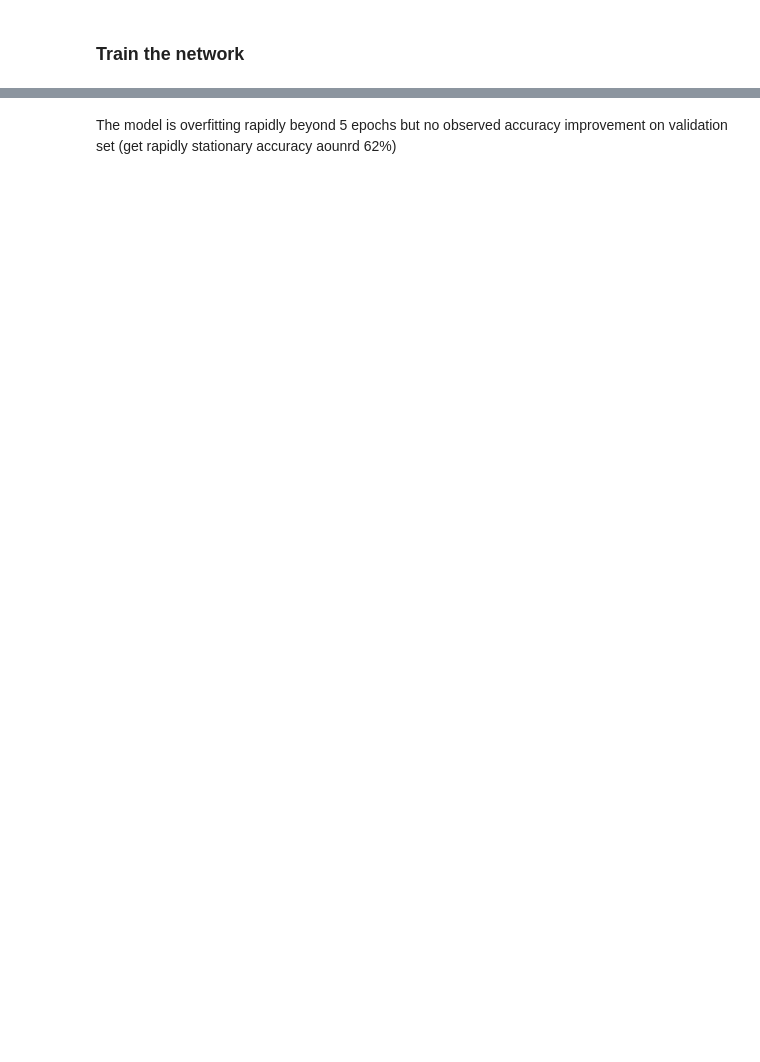
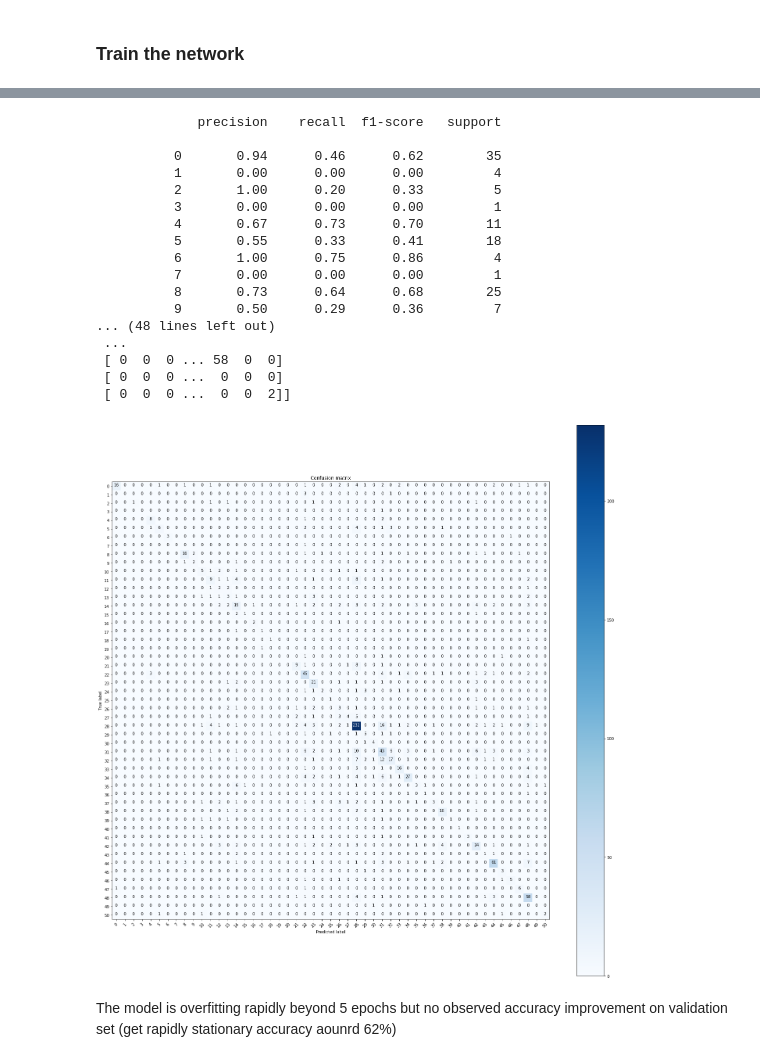
Before and after one commit to jhuu32/CES, a Jupyter notebook: notebooks/deep_learning/deep_learning_DNN_with_custom_embedding.ipynb, the cells around one changed output, grey strips where cells are left out. Saved outputs shown, nothing was run; the diff lists cells and outputs as text; code cells hidden in the pictures; blank space fills up the shorter version.

```diff
--- a/notebooks/deep_learning/deep_learning_DNN_with_custom_embedding.ipynb
+++ b/notebooks/deep_learning/deep_learning_DNN_with_custom_embedding.ipynb
@@ -149,2 +173,41 @@ plot_keras_model_learning_curve(model_lstm.history)
+# %%
+import sklearn
+from sklearn.metrics import confusion_matrix
+
+testSequences = tokenizer.texts_to_sequences(XTest['question'])
+XEncodedTest = pad_sequences(testSequences, maxlen=sequence_length)
+
+YTrue = YTest['intention']
+YPredicted = model.predict_classes(XEncodedTest)
+#YPredicted =list(map(lambda x : getHighProbaLabel(x), YProba))
+
+cnf_matrix = confusion_matrix(YTrue, YPredicted)
+
+print(sklearn.metrics.classification_report(YTrue, YPredicted))
+
+plt.figure(figsize=(20,20))
+
+plot_confusion_matrix(cnf_matrix, normalize=False, classes = np.unique(YTrain['intention']))
+
+plt.show()
+# %% [output]
+             precision    recall  f1-score   support
+
+          0       0.94      0.46      0.62        35
+          1       0.00      0.00      0.00         4
+          2       1.00      0.20      0.33         5
+          3       0.00      0.00      0.00         1
+          4       0.67      0.73      0.70        11
+          5       0.55      0.33      0.41        18
+          6       1.00      0.75      0.86         4
+          7       0.00      0.00      0.00         1
+          8       0.73      0.64      0.68        25
+          9       0.50      0.29      0.36         7
+... (48 lines left out)
+ ...
+ [ 0  0  0 ... 58  0  0]
+ [ 0  0  0 ...  0  0  0]
+ [ 0  0  0 ...  0  0  2]]
+[figure, added]
 # %% [markdown]
 The model is overfitting rapidly beyond 5 epochs but no observed accuracy improvement on validation set (get rapidly stationary accuracy aounrd 62%)
```
Also changed, not shown: parts of 6 cells of this notebook, 20 other files.
